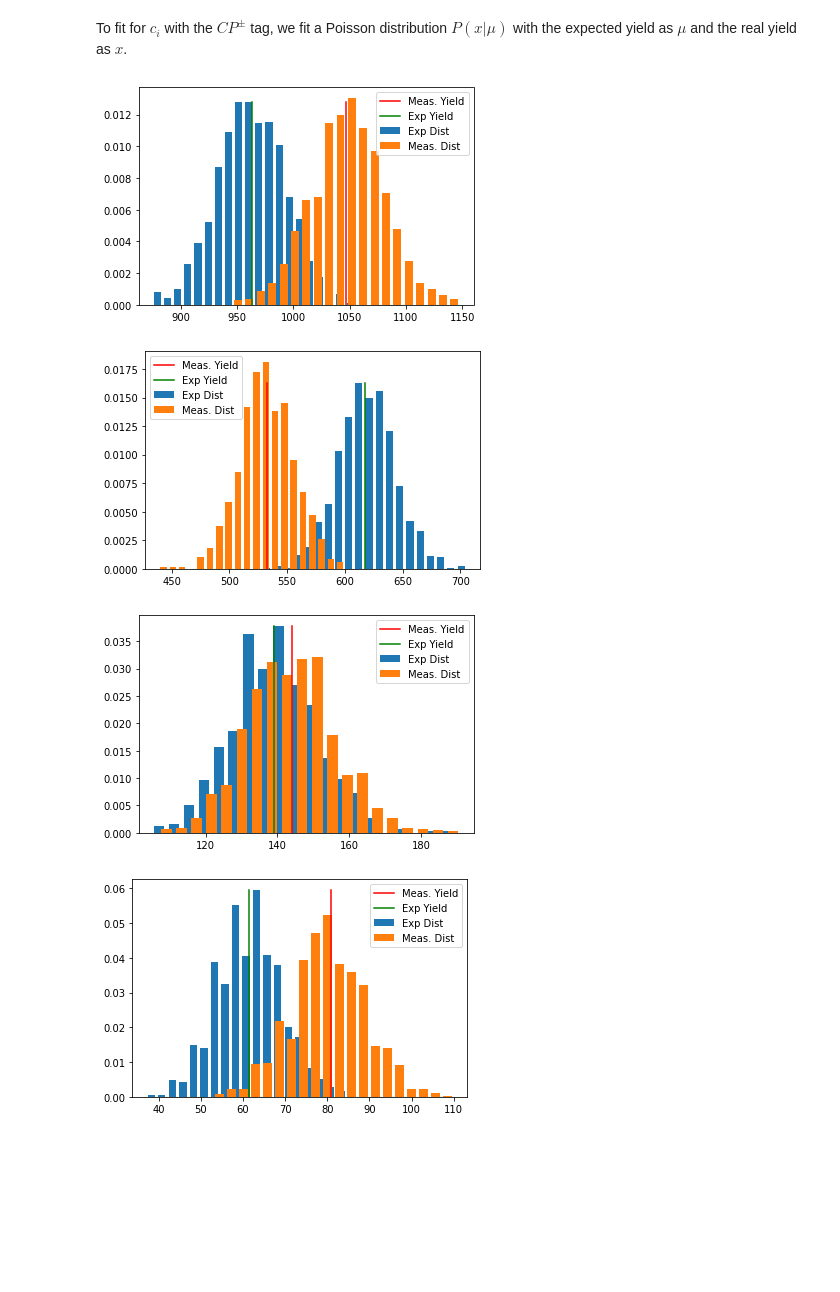
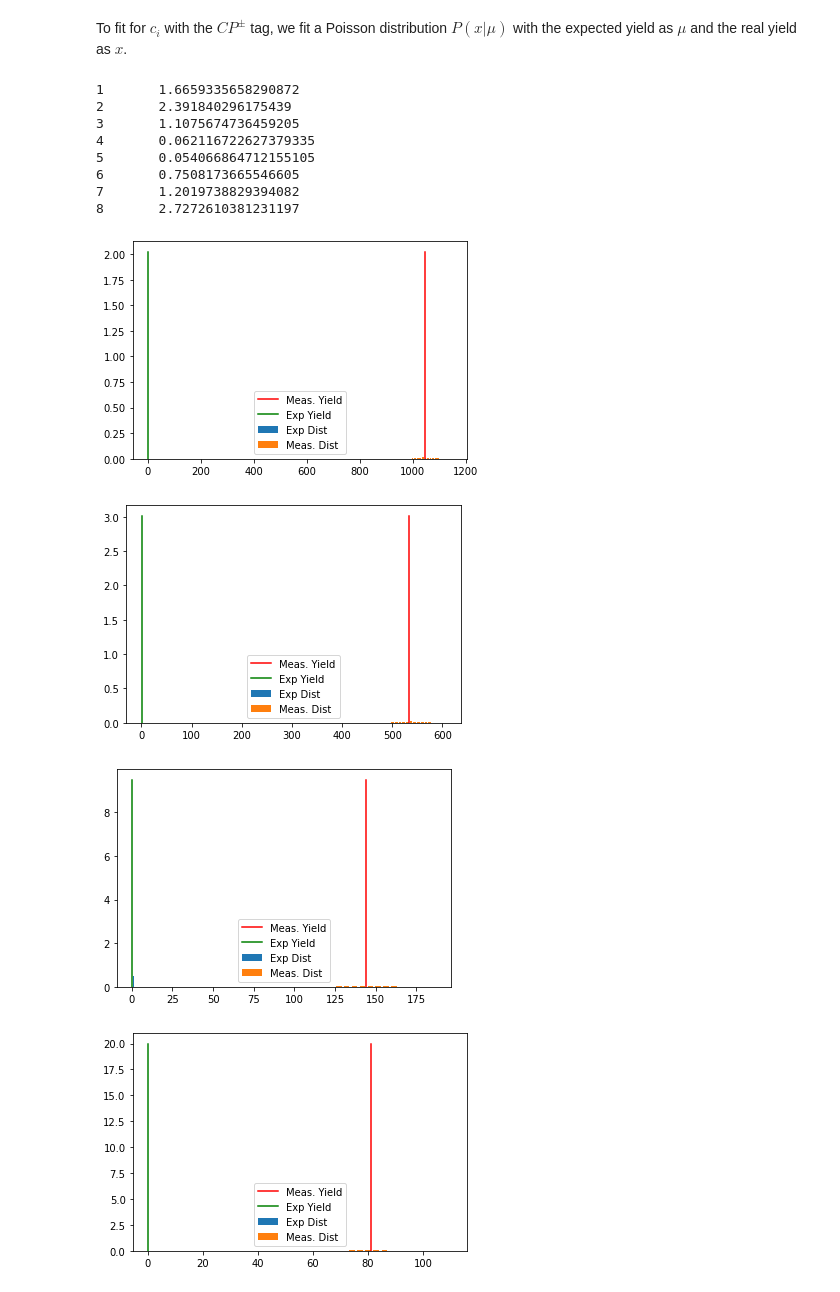
Before and after one commit to jakelane137/MI_Notebook, a Jupyter notebook: MI.ipynb, the cells around one changed output. Saved outputs shown, nothing was run; the diff lists cells and outputs as text; code cells hidden in the pictures; blank space fills up the shorter version.

```diff
--- a/MI.ipynb
+++ b/MI.ipynb
@@ -369,8 +443,8 @@ f,a=plt.subplots(1,1)
 a.plot(1,1,marker="x",color="blue")
 df_Bin_plus = equalBinning(refDD, abs(b), 1)
 df_Bin_minus = equalBinning(refDD, 9-abs(b), -1)
-xp, yp, ddp = df_Bin_plus.T.values
-xm, ym, ddm = df_Bin_minus.T.values
+xp, yp, ddp, Fpp, Fmp = df_Bin_plus.T.values
+xm, ym, ddm, Fpm, Fmm = df_Bin_minus.T.values
 a.scatter(xp,yp, s=0.01, marker="x")
 a.scatter(xm,ym, s=0.01, marker="x")
 print(b)
@@ -540,41 +695,71 @@ print(F(2))
 # %%
-def eCP(i, c, CP):
-    eCPSum=0
-    for j in range(1,9):
-        eCPSum+=(F(j) + F(-j) - 2*CP*c[f"{j}"]*(F(j)*F(-j))**0.5)/2
-    return 0.5*(F(i) + F(-i) - 2*CP*c[f"{i}"]*(F(i)*F(-i))**0.5)/eCPSum
+def eCP(i, c, CP, useTrue=True):
+    h=1
+    if CP==1:
+        h=0.0577
+    elif CP==-1:
+        h = 0.0297
+    if useTrue:
+        eCPSum=0
+        for j in range(1,9):
+            eCPSum+=h*(trueF(j) + trueF(-j) - 2*CP*c[f"{j}"]*(trueF(j)*trueF(-j))**0.5)
+        return h*(trueF(i) + trueF(-i) - 2*CP*c[f"{i}"]*(trueF(i)*trueF(-i))**0.5)#/eCPSum
+    else:
+        eCPSum=0
+        for j in range(1,9):
+            eCPSum+=h*(F(j) + F(-j) - 2*CP*c[f"{j}"]*(F(j)*F(-j))**0.5)
+        return h*(F(i) + F(-i) - 2*CP*c[f"{i}"]*(F(i)*F(-i))**0.5)#/eCPSum
 # %% [markdown]
 To fit for $c_i$ with the $CP^\pm$ tag, we fit a Poisson distribution $P(x |\mu)$ with the expected yield as $\mu$ and the real yield as $x$.
 # %%
 KK_Sum = 0
+Kspi0_Sum = 0
 for i in range(1,9):
-    KK_Sum += N["KK"][f"{i}"]+N["KK"][f"{-i}"]
+    KK_Sum += N["KK"][f"{i}"]#+N["KK"][f"{-i}"]
+    Kspi0_Sum += N["Kspi0"][f"{i}"]#+N["KK"][f"{-i}"]
 
 
 for i in range(1,9):
-    mu = eCP(i, ci, 1)*KK_Sum
+    mu = eCP(i, ci, 1)
 
     f, a = plt.subplots(1,1)
     x = np.random.poisson(mu, 1000)
     n, b = np.histogram(x, bins=20, density=True)
     c = 0.5*(b[1:] + b[:-1])
     w = 0.7*(c[1] - c[0])
-    xm = N["KK"][f"{i}"]+N["KK"][f"{-i}"]
+    xm = N["KK"][f"{i}"]#+N["KK"][f"{-i}"]
     ym = max(n)
 
     x0 = np.random.poisson(xm, 1000)
     n0, b0 = np.histogram(x0, bins=20, density=True)
     c0 = 0.5*(b0[1:] + b0[:-1])
     w0 = 0.7*(c0[1] - c0[0])
 
 
     a.bar(c, n, width=w, label=f"Exp Dist")
     a.bar(c0, n0, width=w0, label=f"Meas. Dist")
     a.plot([xm,xm], [0,ym], color="red", label="Meas. Yield")
     a.plot([mu,mu], [0,ym], color="green", label="Exp Yield")
     a.legend()
+
+
+
+hp = {}
+hm = {}
+
+for i in range(1,9):
+    hpi = eCP(i,ci,1)*KK_Sum/N["KK"][f"{i}"]
+    print(f"{i}\t{hpi}")
 # %% [output]
+1       1.6659335658290872
+2       2.391840296175439
+3       1.1075674736459205
+4       0.062116722627379335
+5       0.054066864712155105
+6       0.7508173665546605
+7       1.2019738829394082
+8       2.7272610381231197
-[figure, old version]
+[figure, new version]
-[figure, old version]
+[figure, new version]
-[figure, old version]
+[figure, new version]
-[figure, old version]
+[figure, new version]
```
Also changed, not shown: parts of 24 cells of this notebook.
